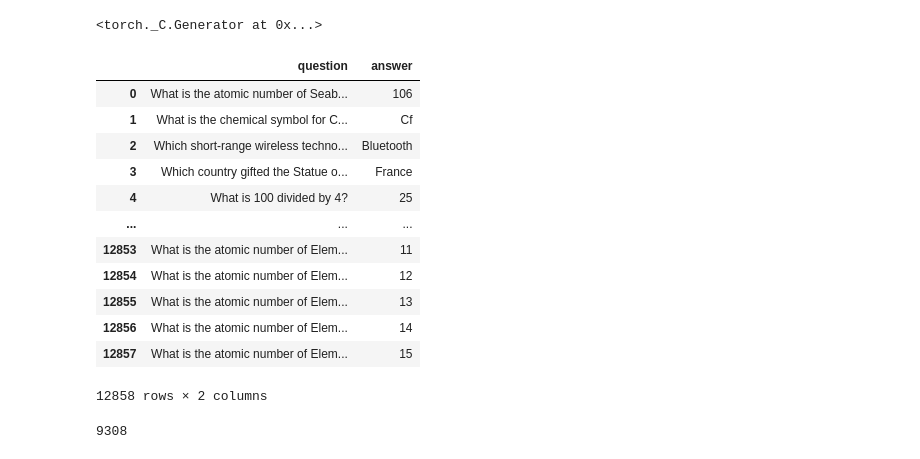
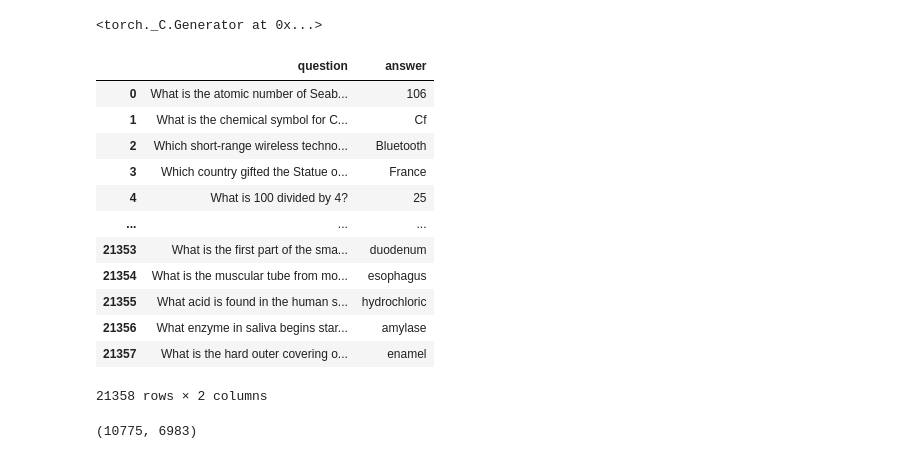
Before and after one commit to m-mhe/dl_practice, a Jupyter notebook: quiz_rnn/main.ipynb, the cells around one changed output. Cells and saved outputs as stored; diff of their text form; code cells hidden in the pictures.

```diff
--- a/quiz_rnn/main.ipynb
+++ b/quiz_rnn/main.ipynb
@@ -33,24 +33,35 @@ twoHis = pd.read_csv("one_history_quiz.csv")
 periodic = pd.read_csv("periodic.csv")
 religion = pd.read_csv("religion.csv")
 science = pd.read_csv("science.csv")
+
+
+nArt = pd.read_csv("new/art.csv")
+nHist = pd.read_csv("new/chatHistTwo.csv")
+nCurrent = pd.read_csv("new/current.csv")
+nEcom = pd.read_csv("new/ecom.csv")
+nEnv = pd.read_csv("new/environment.csv")
+nGeo = pd.read_csv("new/geo.csv")
+nPoly = pd.read_csv("new/polity.csv")
+nST = pd.read_csv("new/st.csv")
 # %%
-rawDF = pd.concat([aDF, bDF, cDF, dDF, eDF, fDF, gDF, first, second, third, animal, country, games, history, twoHis, periodic, religion, science], axis= 0)
+rawDF = pd.concat([aDF, bDF, cDF, dDF, eDF, fDF, gDF, first, second, third, animal, country, games, history, twoHis, periodic, religion, science,
+                    nArt, nHist, nCurrent, nEcom, nEnv, nGeo, nPoly, nST], axis= 0)
 rawDF.reset_index(drop= True, inplace= True)
 rawDF
 # %% [output]
 |  | question | answer |
 | 0 | What is the atomic number of Seab... | 106 |
 | 1 | What is the chemical symbol for C... | Cf |
 | 2 | Which short-range wireless techno... | Bluetooth |
 | 3 | Which country gifted the Statue o... | France |
 | 4 | What is 100 divided by 4? | 25 |
 | ... | ... | ... |
-| 12853 | What is the atomic number of Elem... | 11 |
-| 12854 | What is the atomic number of Elem... | 12 |
-| 12855 | What is the atomic number of Elem... | 13 |
-| 12856 | What is the atomic number of Elem... | 14 |
-| 12857 | What is the atomic number of Elem... | 15 |
+| 21353 | What is the first part of the sma... | duodenum |
+| 21354 | What is the muscular tube from mo... | esophagus |
+| 21355 | What acid is found in the human s... | hydrochloric |
+| 21356 | What enzyme in saliva begins star... | amylase |
+| 21357 | What is the hard outer covering o... | enamel |
-12858 rows × 2 columns
+21358 rows × 2 columns
 # %%
 def tokenizer(text):
     text = text.lower()
@@ -69,8 +85,9 @@ def makeVocab(record):
 # %%
 rawDF.apply(makeVocab, axis = 1)
-len(vocabulary)
+rawDF.apply(makeAnsVocab, axis = 1)
+len(vocabulary), len(ansVocab)
 # %% [output]
-9308
+(10775, 6983)
 # %%
 def textToIdx(sentance, vocabulary):
     idx = []
```
Also changed, not shown: parts of 16 cells of this notebook, 12 other files.
